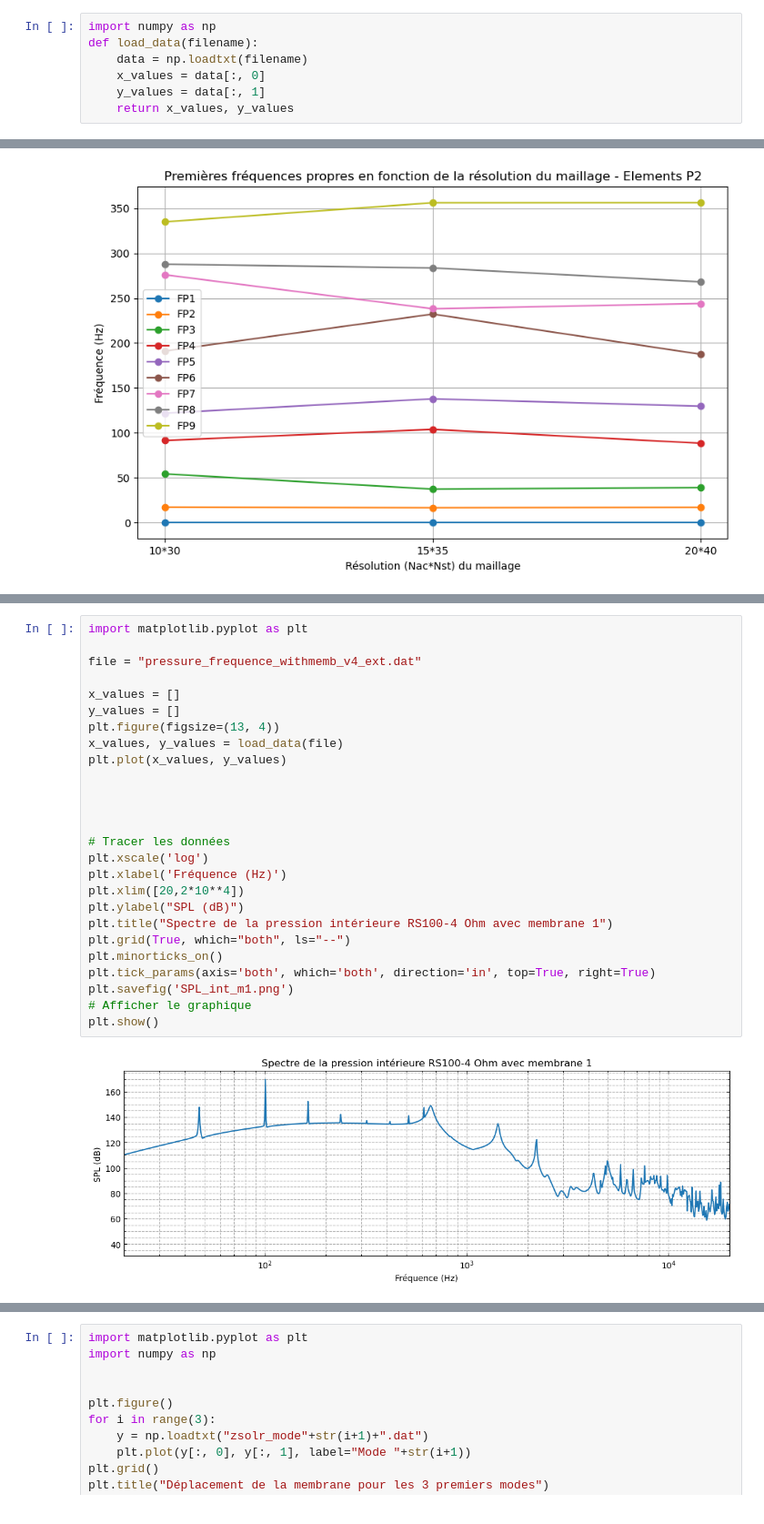
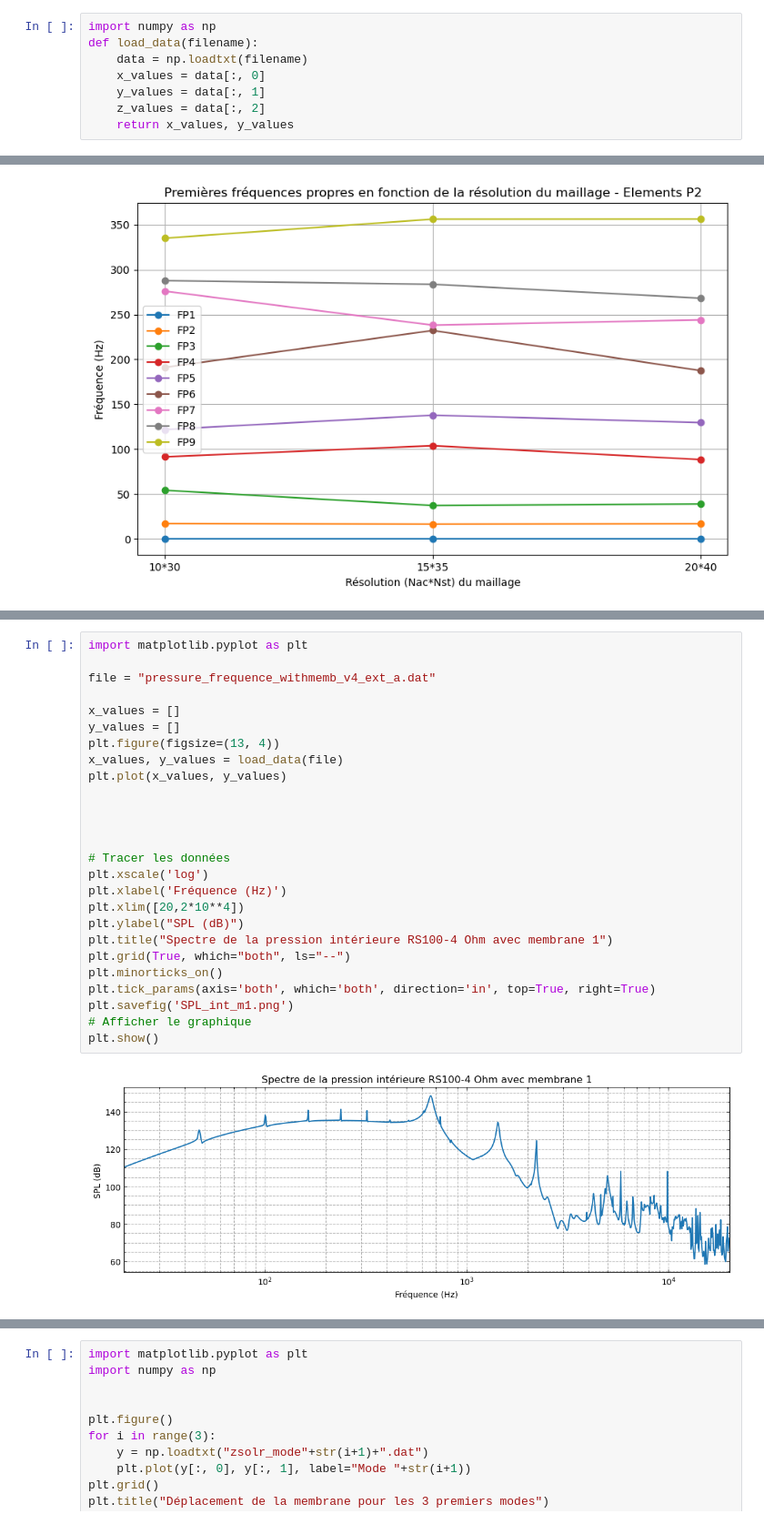
Before and after one commit to noemielafine/LoMeSim, a Jupyter notebook: courbes_py.ipynb, the cells around one changed output, grey strips where cells are left out. Shown at 91% size. Cells and saved outputs as stored; diff of their text form.

```diff
--- a/courbes_py.ipynb
+++ b/courbes_py.ipynb
@@ -4,6 +4,7 @@ def load_data(filename):
     data = np.loadtxt(filename)
     x_values = data[:, 0]
     y_values = data[:, 1]
+    z_values = data[:, 2]
     return x_values, y_values
 # %%
 import matplotlib.pyplot as plt
@@ -344,31 +345,31 @@ plt.show()
 # %%
 import matplotlib.pyplot as plt
 
-file = "pressure_frequence_withmemb_v4_ext.dat"
+file = "pressure_frequence_withmemb_v4_ext_a.dat"
 
 x_values = []
 y_values = []
 plt.figure(figsize=(13, 4))
 x_values, y_values = load_data(file)
 plt.plot(x_values, y_values)
 
 
 
 
 # Tracer les données
 plt.xscale('log')
 plt.xlabel('Fréquence (Hz)')
 plt.xlim([20,2*10**4])
 plt.ylabel("SPL (dB)")
 plt.title("Spectre de la pression intérieure RS100-4 Ohm avec membrane 1")
 plt.grid(True, which="both", ls="--")
 plt.minorticks_on()
 plt.tick_params(axis='both', which='both', direction='in', top=True, right=True)
 plt.savefig('SPL_int_m1.png')
 # Afficher le graphique
 plt.show()
 # %% [output]
-[figure, old version]
+[figure, new version]
 # %%
 import matplotlib.pyplot as plt
 
```
Also changed, not shown: parts of 14 cells of this notebook, 7 other files.
